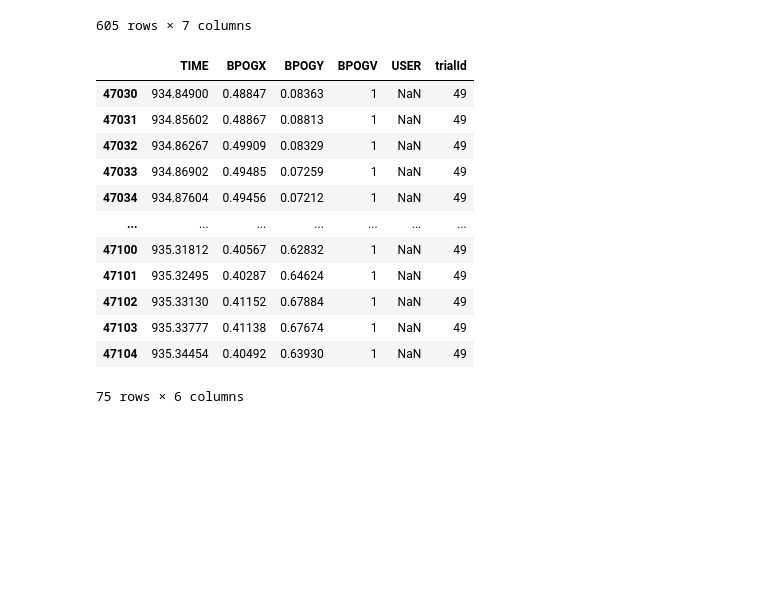
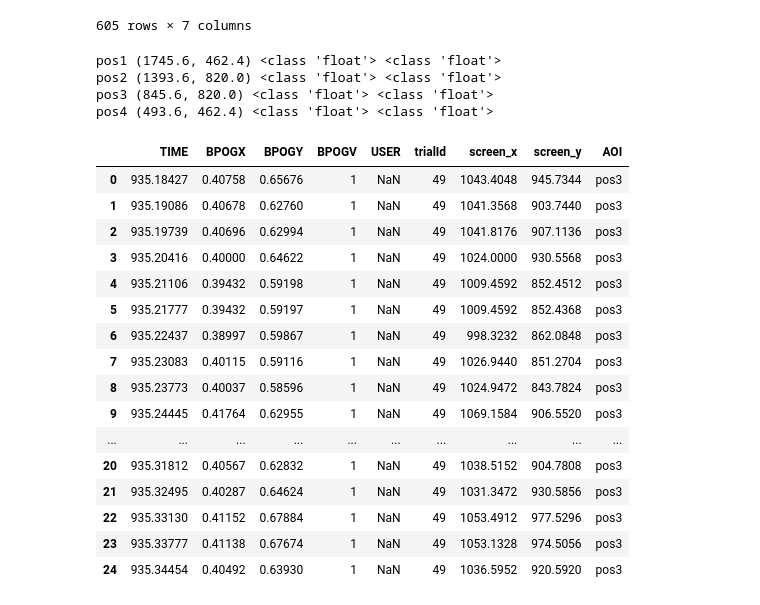
Before and after one commit to JonathanTheDuck/et26_VisualWorldParadigm, a Jupyter notebook: 02_analytics/human_predictions/human_pipeline.ipynb, the cells around one changed output. Saved outputs shown, nothing was run; the diff lists cells and outputs as text; code cells hidden in the pictures; blank space fills up the shorter version.

Commit message:
alternative pipeline in notebook works for one trial and only for positions

```diff
--- a/02_analytics/human_predictions/human_pipeline.ipynb
+++ b/02_analytics/human_predictions/human_pipeline.ipynb
@@ -264,8 +239,33 @@ annotation_df
 | 603 | 49 | the | non-restrictive | det | 1.323 | 1.386 | The man will pick up the stamp |
 | 604 | 49 | stamp | non-restrictive | dobj | 1.533 | 2.814 | The man will pick up the stamp |
 605 rows × 7 columns
+# %%
+for k, v in positions.items():
+    print(k, v, type(v[0]), type(v[1]))
+# %% [output]
+pos1 (1745.6, 462.4) <class 'float'> <class 'float'>
+pos2 (1393.6, 820.0) <class 'float'> <class 'float'>
+pos3 (845.6, 820.0) <class 'float'> <class 'float'>
+pos4 (493.6, 462.4) <class 'float'> <class 'float'>
 # %%
 #now we use a function to clauculate a list of dictionaries (objects)->percentages per target :)
+
+def assign_aoi(df, positions, box_width, box_height,
+               x_col="screen_x", y_col="screen_y"):
+
+    df = df.copy()
+    df["AOI"] = None   # or pd.NA
+
+    for name, (x0, y0) in positions.items():
+        mask = (
+            (df[x_col] >= x0) &
+            (df[x_col] <= x0 + box_width) &
+            (df[y_col] >= y0) &
+            (df[y_col] <= y0 + box_height)
+        )
+        df.loc[mask, "AOI"] = name
+
+    return df.dropna(subset=["AOI"]).reset_index(drop=True)
 
 for trialNr in range(0,50):
 
@@ -273,44 +273,58 @@ for trialNr in range(0,50):
     #print(trialNr)
     trial_info=part_df[part_df["trialID"]==trialNr]
     stimuliID=trial_info["stimuliID"].values[0]
     condition=trial_info["condition"].values[0]
 
     audioStart_trial=onsetsetsAudioFiles[onsetsetsAudioFiles["trialId"]==str(trialNr)]["audio_onset_time"].values[0]
 
     #position mappings:
 
     #start and ending time:
     trial_annotation_df=annotation_df[annotation_df["stimuliID"]==stimuliID]
     trial_annotation_df=trial_annotation_df[trial_annotation_df["condition"]==condition]
     #verb
     verbOnset=trial_annotation_df[trial_annotation_df["WordRole"]=="ROOT"]["start"].values[0]
     #object
     try:
         #here we found an error because w e only used dobj as role for the target objectz but üobj can also occur (actually only once)
         objectOnset=trial_annotation_df[(trial_annotation_df["WordRole"]=="dobj") | (trial_annotation_df["WordRole"]=="pobj")]["start"].values[0]
     except:
         print("error on"+str(stimuliID))
 
 
     #petting audio intervall in seconds
     start=audioStart_trial+verbOnset
     stop=audioStart_trial+objectOnset
 
     #restrict interval
     samples_restricted=samples_onlyTrials[(start<samples_onlyTrials["TIME"])&(samples_onlyTrials["TIME"]<stop)]
 
-samples_restricted
+    valid_trial = samples_restricted[samples_restricted["BPOGV"] == 1].copy()
+    valid_trial["screen_x"] = valid_trial["BPOGX"] * SCREEN_W
+    valid_trial["screen_y"] = valid_trial["BPOGY"] * SCREEN_H
+
+    #now we check positioning in one of the 4 aois
+    mappedToPositions=assign_aoi(valid_trial,positions,
+                                box_width = 320,box_height = 300,
+                                x_col="screen_x",y_col="screen_y")
+
+
+mappedToPositions
 # %% [output]
-|  | TIME | BPOGX | BPOGY | BPOGV | USER | trialId |
-| 47030 | 934.84900 | 0.48847 | 0.08363 | 1 | NaN | 49 |
-| 47031 | 934.85602 | 0.48867 | 0.08813 | 1 | NaN | 49 |
-| 47032 | 934.86267 | 0.49909 | 0.08329 | 1 | NaN | 49 |
-| 47033 | 934.86902 | 0.49485 | 0.07259 | 1 | NaN | 49 |
-| 47034 | 934.87604 | 0.49456 | 0.07212 | 1 | NaN | 49 |
-| ... | ... | ... | ... | ... | ... | ... |
-| 47100 | 935.31812 | 0.40567 | 0.62832 | 1 | NaN | 49 |
-| 47101 | 935.32495 | 0.40287 | 0.64624 | 1 | NaN | 49 |
-| 47102 | 935.33130 | 0.41152 | 0.67884 | 1 | NaN | 49 |
-| 47103 | 935.33777 | 0.41138 | 0.67674 | 1 | NaN | 49 |
-| 47104 | 935.34454 | 0.40492 | 0.63930 | 1 | NaN | 49 |
+|  | TIME | BPOGX | BPOGY | BPOGV | USER | trialId | screen_x | screen_y | AOI |
+| 0 | 935.18427 | 0.40758 | 0.65676 | 1 | NaN | 49 | 1043.4048 | 945.7344 | pos3 |
+| 1 | 935.19086 | 0.40678 | 0.62760 | 1 | NaN | 49 | 1041.3568 | 903.7440 | pos3 |
+| 2 | 935.19739 | 0.40696 | 0.62994 | 1 | NaN | 49 | 1041.8176 | 907.1136 | pos3 |
+| 3 | 935.20416 | 0.40000 | 0.64622 | 1 | NaN | 49 | 1024.0000 | 930.5568 | pos3 |
+| 4 | 935.21106 | 0.39432 | 0.59198 | 1 | NaN | 49 | 1009.4592 | 852.4512 | pos3 |
+| 5 | 935.21777 | 0.39432 | 0.59197 | 1 | NaN | 49 | 1009.4592 | 852.4368 | pos3 |
+| 6 | 935.22437 | 0.38997 | 0.59867 | 1 | NaN | 49 | 998.3232 | 862.0848 | pos3 |
+| 7 | 935.23083 | 0.40115 | 0.59116 | 1 | NaN | 49 | 1026.9440 | 851.2704 | pos3 |
+| 8 | 935.23773 | 0.40037 | 0.58596 | 1 | NaN | 49 | 1024.9472 | 843.7824 | pos3 |
+| 9 | 935.24445 | 0.41764 | 0.62955 | 1 | NaN | 49 | 1069.1584 | 906.5520 | pos3 |
+| ... | ... | ... | ... | ... | ... | ... | ... | ... | ... |
+| 20 | 935.31812 | 0.40567 | 0.62832 | 1 | NaN | 49 | 1038.5152 | 904.7808 | pos3 |
+| 21 | 935.32495 | 0.40287 | 0.64624 | 1 | NaN | 49 | 1031.3472 | 930.5856 | pos3 |
+| 22 | 935.33130 | 0.41152 | 0.67884 | 1 | NaN | 49 | 1053.4912 | 977.5296 | pos3 |
+| 23 | 935.33777 | 0.41138 | 0.67674 | 1 | NaN | 49 | 1053.1328 | 974.5056 | pos3 |
+| 24 | 935.34454 | 0.40492 | 0.63930 | 1 | NaN | 49 | 1036.5952 | 920.5920 | pos3 |
-75 rows × 6 columns
```
Also changed, not shown: parts of 2 cells of this notebook.
